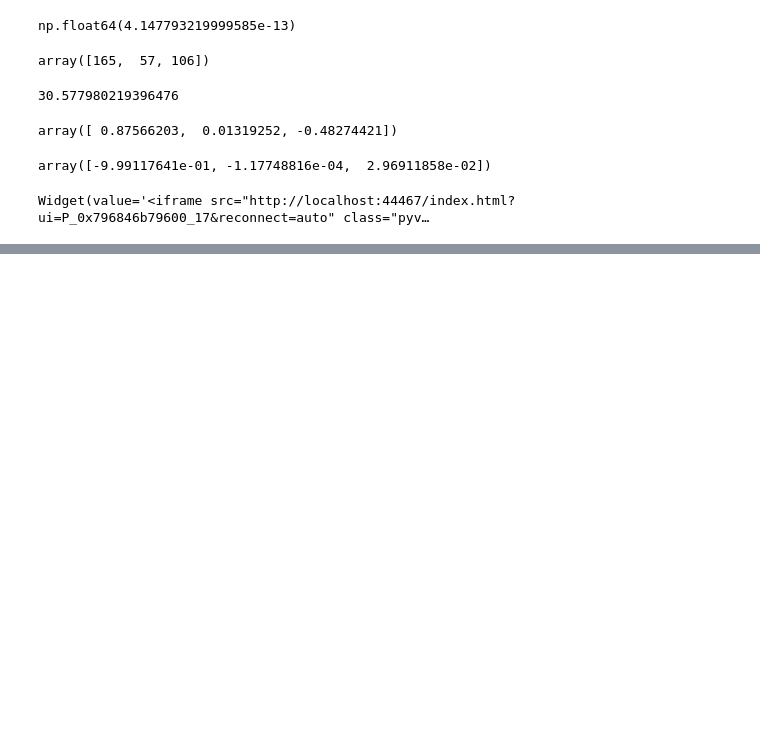
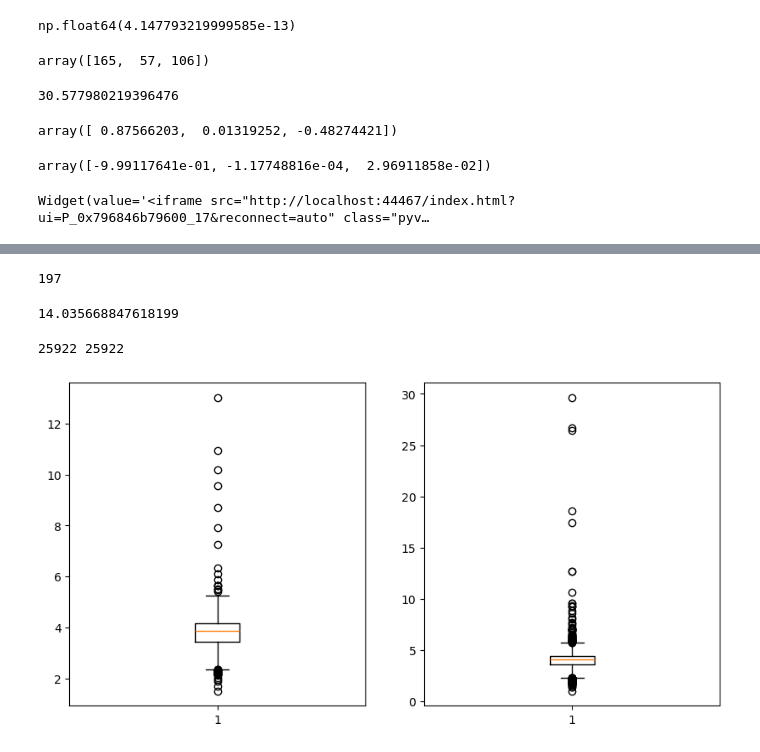
Before and after one commit to swestfechtel/morphometry, a Jupyter notebook: cookbook.ipynb, the cells around one changed output, grey strips where cells are left out. Drawn from its saved outputs; the diff is of its cells as text; code cells hidden in the pictures; blank space fills up the shorter version.

Commit message:
added code for hip cartilage thickness, renamed some functions, changed output of sphere_fit function

```diff
--- a/cookbook.ipynb
+++ b/cookbook.ipynb
@@ -427,0 +452,2 @@ Widget(value='<iframe src="http://localhost:44467/index.html?ui=P_0x796846b79600
+# %%
+cr, cc = utils.sphere_fit(cartilage)
@@ -427,0 +473,44 @@ Widget(value='<iframe src="http://localhost:44467/index.html?ui=P_0x796846b79600
+# %%
+15 + 14 * 13
+# %% [output]
+197
+# %%
+np.sqrt(197)  # required resolution can be approximated by sqrt(n)
+# %% [output]
+14.035668847618199
+# %%
+resolution = int(np.sqrt(len(cartilage) * 2))  # assuming that about half of the sphere is covered by cartilage, it needs to have two times the points
+outer_sphere = pv.Sphere(radius=1.2 * cr, center=cc, theta_resolution=resolution, phi_resolution=resolution)
+inner_sphere = pv.Sphere(radius=0.8 * cr, center=cc, theta_resolution=resolution, phi_resolution=resolution)
+print(len(outer_sphere.points), len(inner_sphere.points))
+# %% [output]
+25922 25922
+# %%
+inner_surface = dict()
+outer_surface = dict()
+
+cartilage_tree = KDTree(cartilage)
+
+for point in inner_sphere.points:
+    distance, index = cartilage_tree.query(point)
+    if index in inner_surface.keys():
+        if distance > inner_surface[index]:
+            continue
+    inner_surface[index] = distance
+
+for point in outer_sphere.points:
+    distance, index = cartilage_tree.query(point)
+    if index in outer_surface.keys():
+        if distance > outer_surface[index]:
+            continue
+    outer_surface[index] = distance
+# %%
+inner_distances = pd.Series(inner_surface.values())
+outer_distances = pd.Series(outer_surface.values())
+# %%
+fig, ax = plt.subplots(1, 2, figsize=(10, 5))
+ax[0].boxplot(inner_distances)
+ax[1].boxplot(outer_distances)
+plt.show()
+# %% [output]
+[figure, added]
```
Also changed, not shown: parts of 20 cells of this notebook, 4 other files.
